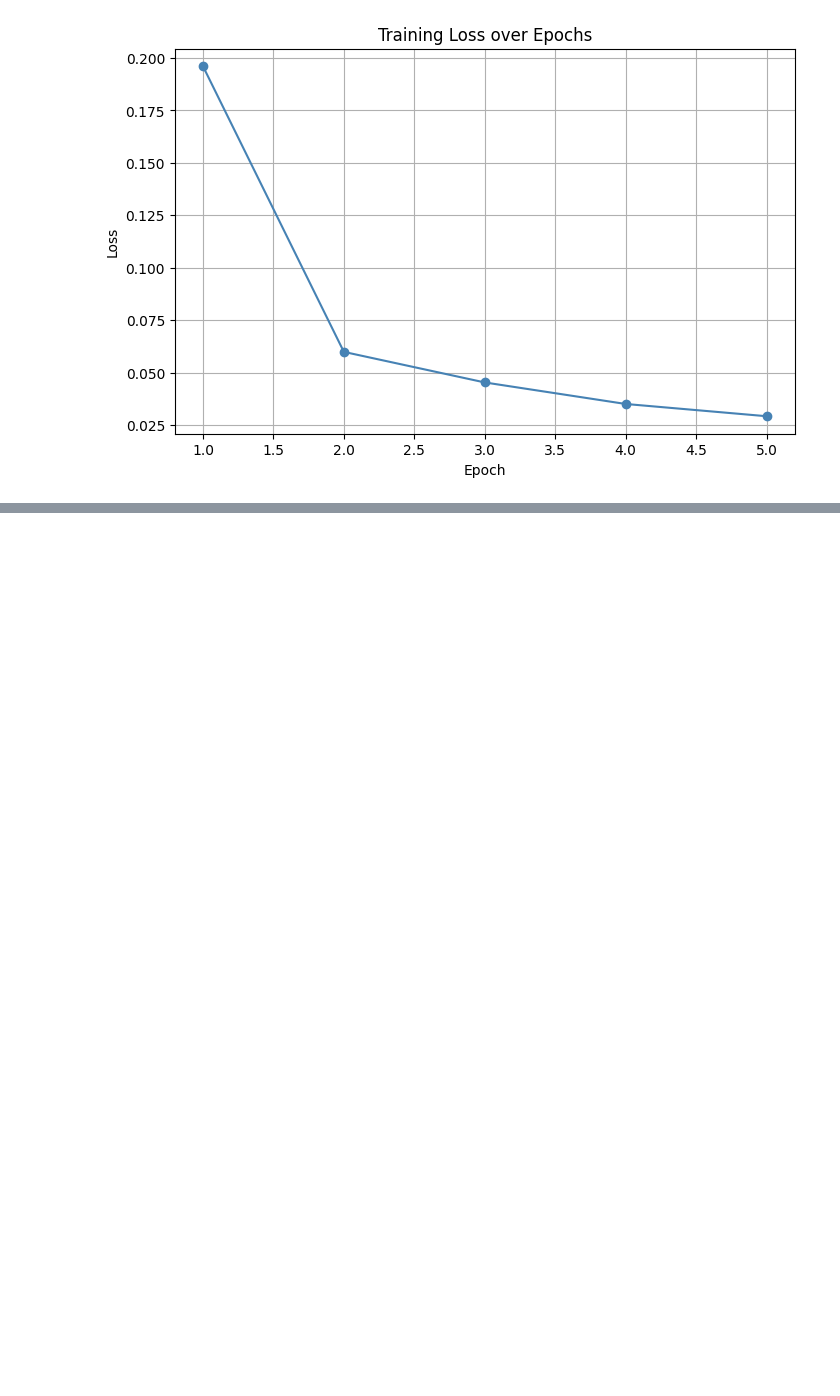
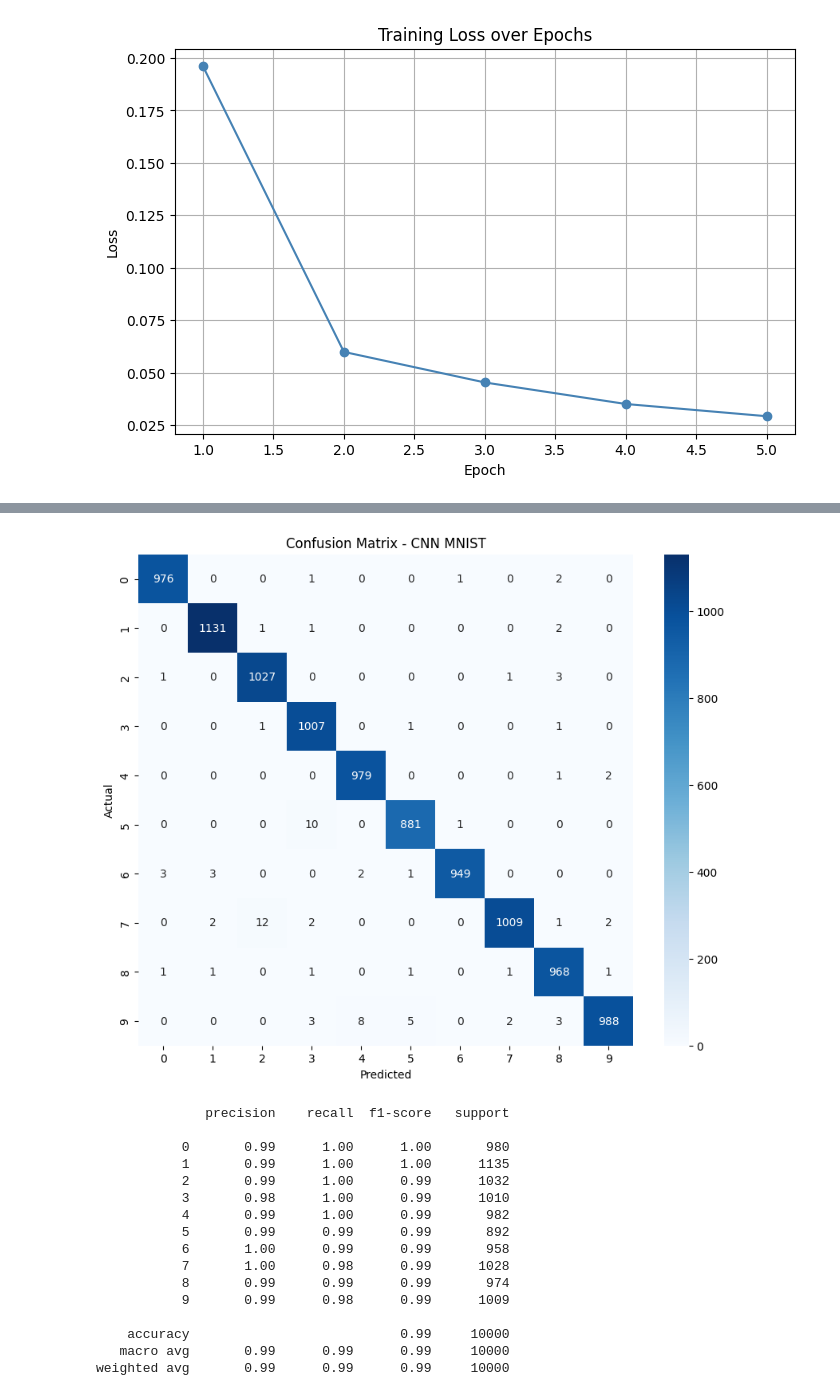
Before and after one commit to ambatuCode887/image-classifier-cnn, a Jupyter notebook: image-classifier/classifier.ipynb, the cells around one changed output, grey strips where cells are left out. Drawn from its saved outputs; the diff is of its cells as text; code cells hidden in the pictures; blank space fills up the shorter version.

```diff
--- a/image-classifier/classifier.ipynb
+++ b/image-classifier/classifier.ipynb
@@ -197,0 +200,47 @@ plt.show()
+# %%
+#confusion matrix
+from sklearn.metrics import confusion_matrix, classification_report
+import seaborn as sns
+
+all_preds = []
+all_labels = []
+
+model.eval()
+with torch.no_grad():
+    for images, labels in testloader:
+        images, labels = images.to(device), labels.to(device)
+        outputs = model(images)
+        _, predicted = torch.max(outputs, 1)
+        all_preds.extend(predicted.cpu().numpy())
+        all_labels.extend(labels.cpu().numpy())
+
+#confusion matrix visualization
+cm = confusion_matrix(all_labels, all_preds)
+plt.figure(figsize=(10, 8))
+sns.heatmap(cm, annot=True, fmt='d', cmap='Blues',
+            xticklabels=range(10), yticklabels=range(10))
+plt.title('Confusion Matrix - CNN MNIST')
+plt.xlabel('Predicted')
+plt.ylabel('Actual')
+plt.show()
+
+#classification report
+print(classification_report(all_labels, all_preds))
+# %% [output]
+[figure, added]
+              precision    recall  f1-score   support
+
+           0       0.99      1.00      1.00       980
+           1       0.99      1.00      1.00      1135
+           2       0.99      1.00      0.99      1032
+           3       0.98      1.00      0.99      1010
+           4       0.99      1.00      0.99       982
+           5       0.99      0.99      0.99       892
+           6       1.00      0.99      0.99       958
+           7       1.00      0.98      0.99      1028
+           8       0.99      0.99      0.99       974
+           9       0.99      0.98      0.99      1009
+
+    accuracy                           0.99     10000
+   macro avg       0.99      0.99      0.99     10000
+weighted avg       0.99      0.99      0.99     10000
```
Also changed, not shown: parts of 2 cells of this notebook.
